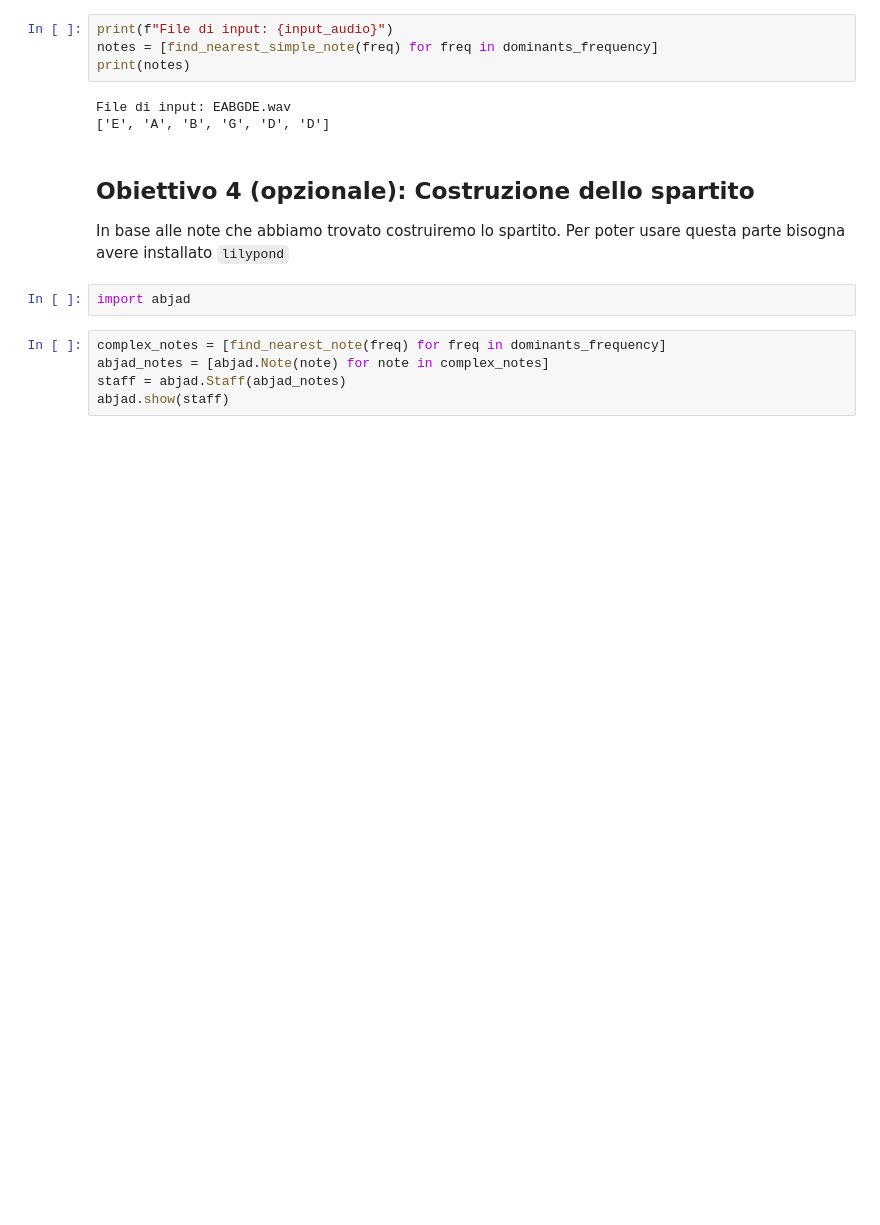
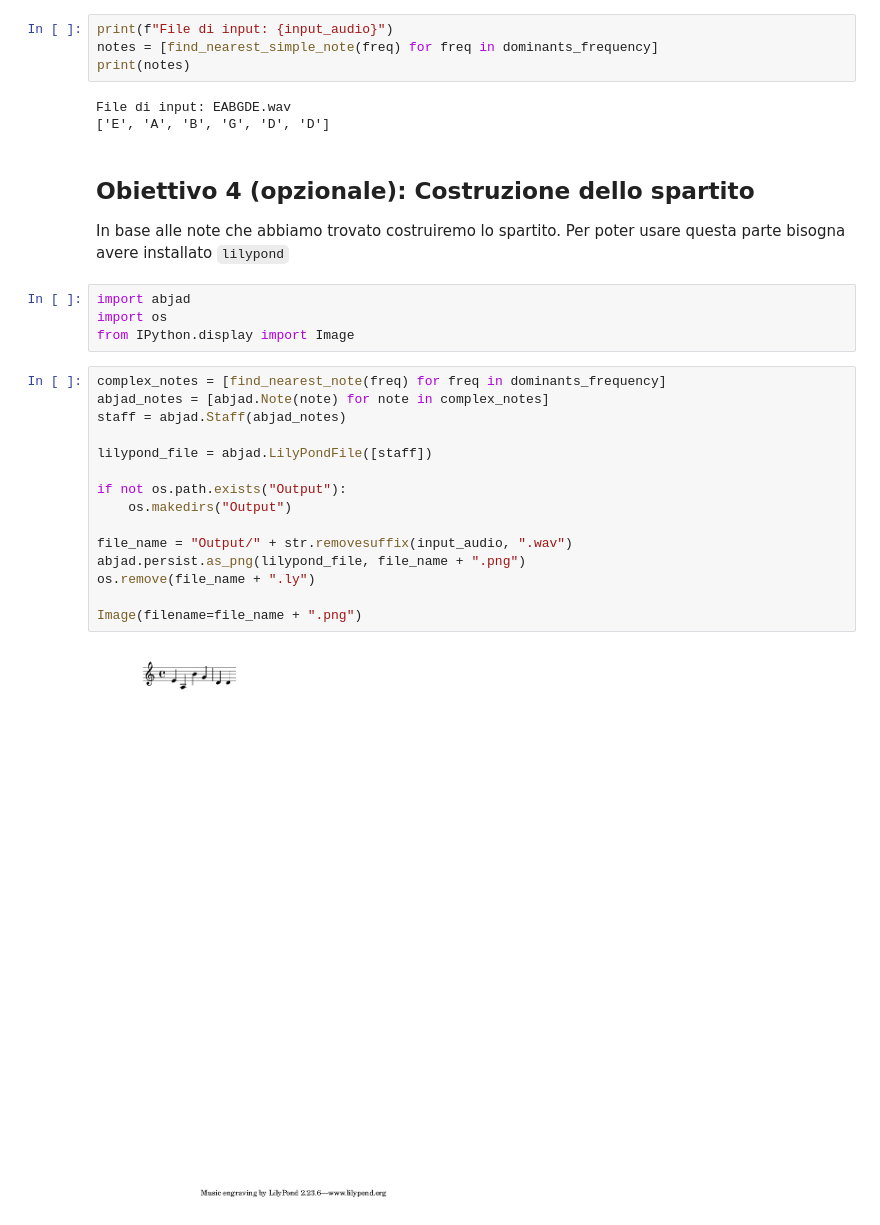
Before and after one commit to GekkeijuITA/FESI, a Jupyter notebook: Laboratorio/Progetto FESI.ipynb, the cells around one changed output. Saved outputs shown, nothing was run; the diff lists cells and outputs as text; blank space fills up the shorter version.

````diff
--- a/Laboratorio/Progetto FESI.ipynb
+++ b/Laboratorio/Progetto FESI.ipynb
@@ -279,10 +278,24 @@ File di input: EABGDE.wav
 ## Obiettivo 4 (opzionale): Costruzione dello spartito
 In base alle note che abbiamo trovato costruiremo lo spartito.
 Per poter usare questa parte bisogna avere installato ```lilypond```
-# %%
-import abjad
+# %%
+import abjad
+import os
+from IPython.display import Image
 # %%
 complex_notes = [find_nearest_note(freq) for freq in dominants_frequency]
 abjad_notes = [abjad.Note(note) for note in complex_notes]
 staff = abjad.Staff(abjad_notes)
-abjad.show(staff)
+
+lilypond_file = abjad.LilyPondFile([staff])
+
+if not os.path.exists("Output"):
+    os.makedirs("Output")
+
+file_name = "Output/" + str.removesuffix(input_audio, ".wav")
+abjad.persist.as_png(lilypond_file, file_name + ".png")
+os.remove(file_name + ".ly")
+
+Image(filename=file_name + ".png")
+# %% [output]
+[figure, added]
````
Also changed, not shown: parts of 1 cell of this notebook, 1 other file.
